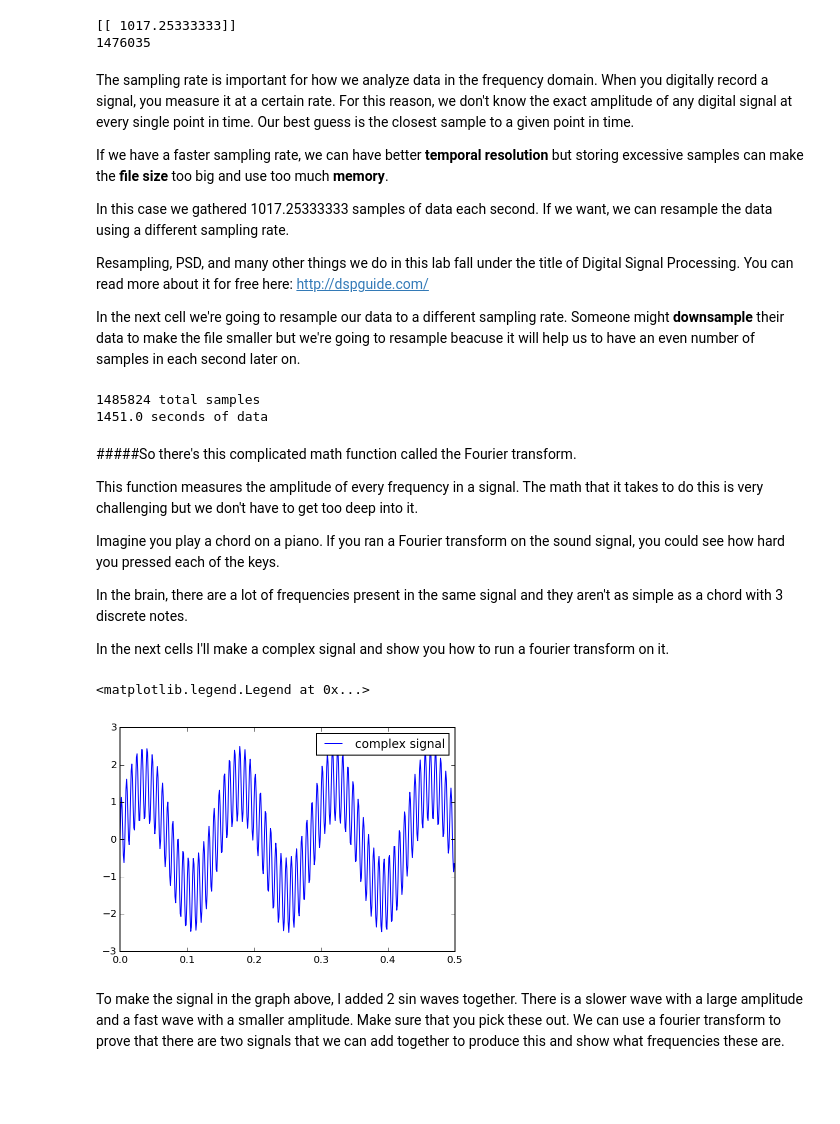
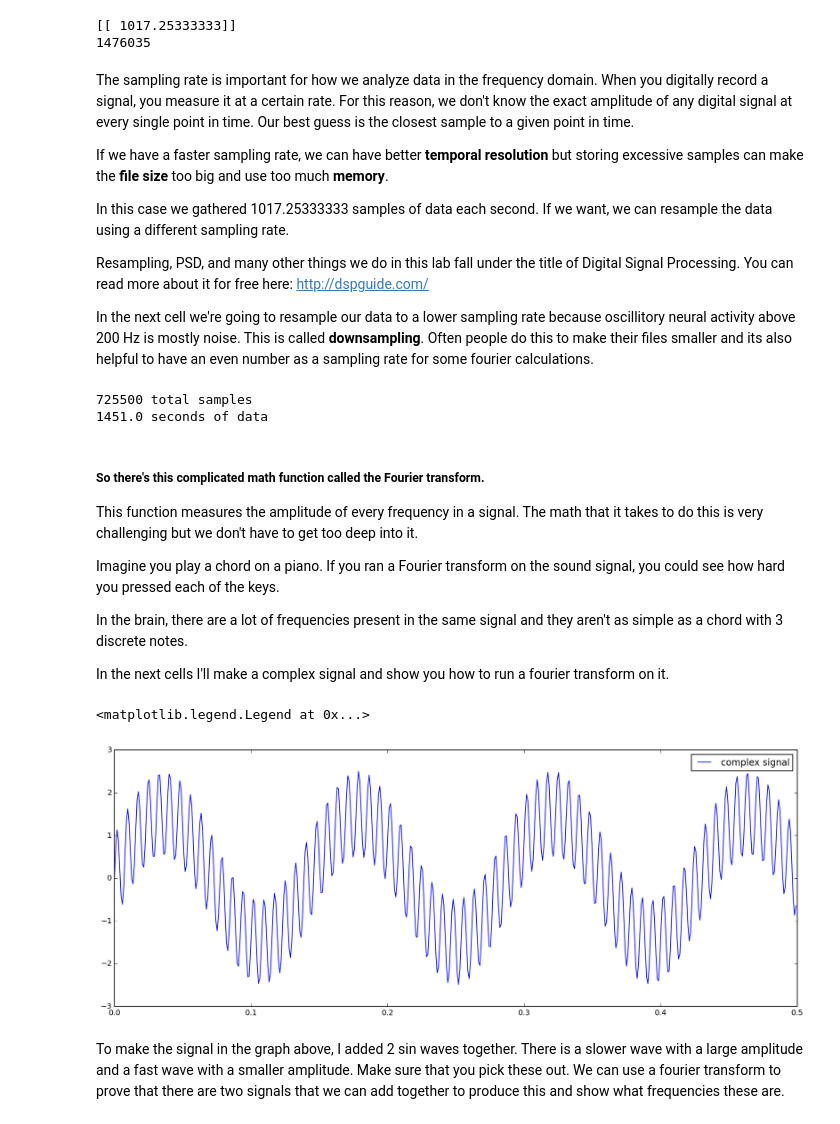
Before and after one commit to voytekresearch/Tutorials, a Jupyter notebook: Power Spectral Density and Sampling Tutorial.ipynb, the cells around one changed output. Drawn from its saved outputs; the diff is of its cells as text; code cells hidden in the pictures; blank space fills up the shorter version.

```diff
--- a/Power Spectral Density and Sampling Tutorial.ipynb
+++ b/Power Spectral Density and Sampling Tutorial.ipynb
@@ -50,20 +50,20 @@ In this case we gathered 1017.25333333 samples of data each second. If we want,
 Resampling, PSD, and many other things we do in this lab fall under the title of Digital Signal Processing. You can read more about it for free here: http://dspguide.com/
 
 
-In the next cell we're going to resample our data to a different sampling rate. Someone might **downsample** their data to make the file smaller but we're going to resample beacuse it will help us to have an even number of samples in each second later on.
+In the next cell we're going to resample our data to a lower sampling rate because oscillitory neural activity above 200 Hz is mostly noise. This is called **downsampling**. Often people do this to make their files smaller and its also helpful to have an even number as a sampling rate for some fourier calculations.
 # %%
-newsrate = 1024 # new sampling rate
+newsrate = 500 # new sampling rate
 
 data_resampled = sp.signal.resample(data, int(np.floor(len(data)*(newsrate/srate))))
 
 #How many seconds of data do we have?
 print str(len(data_resampled)) + ' total samples'
-print str(len(data_resampled)/1024) + ' seconds of data' #Total samples of data sampled at 1024 / sampling rate = total seconds sampled
+print str(len(data_resampled)/newsrate) + ' seconds of data' #Total samples of data sampled at 1024 / sampling rate = total seconds sampled
 # %% [output]
-1485824 total samples
+725500 total samples
 1451.0 seconds of data
 # %% [markdown]
-#####So there's this complicated math function called the Fourier transform.
+##### So there's this complicated math function called the Fourier transform.
 
 This function measures the amplitude of every frequency in a signal. The math that it takes to do this is very challenging but we don't have to get too deep into it.
 
@@ -75,17 +75,18 @@ In the next cells I'll make a complex signal and show you how to run a fourier t
 # %%
 f = 1024 #sampling frequency
 dur = 10 #10 seconds of signal
 freq = 7 #7 Hz signal
 freq2 = 130 #130 Hz signal
 t = arange(0, dur, 1/f) #times for d
 sig1 = sin(2 * pi * freq * t) #10 Hz wavelength
 sig1 = 1.5*sig1; #increase the power of signal 1
 sig2 = sin(2 *pi * freq2 * t) #130 Hz wavelength
+figure(figsize=(16,6))
 plt.plot(t[0:512],sig1[0:512]+sig2[0:512], label = 'complex signal') #plot 0.5 seconds of data
 legend()
 # %% [output]
 <matplotlib.legend.Legend at 0x...>
-[figure, old version]
+[figure, new version]
 # %% [markdown]
 To make the signal in the graph above, I added 2 sin waves together.
 There is a slower wave with a large amplitude and a fast wave with a smaller amplitude. Make sure that you pick these out. We can use a fourier transform to prove that there are two signals that we can add together to produce this and show what frequencies these are.
```
Also changed, not shown: parts of 10 cells of this notebook, 2 other files.
